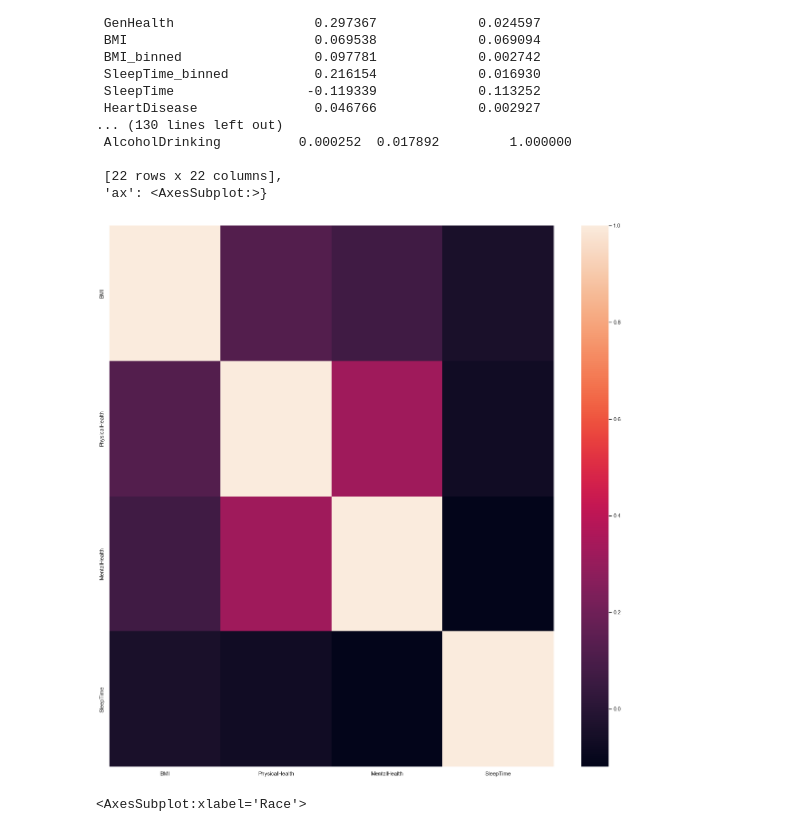
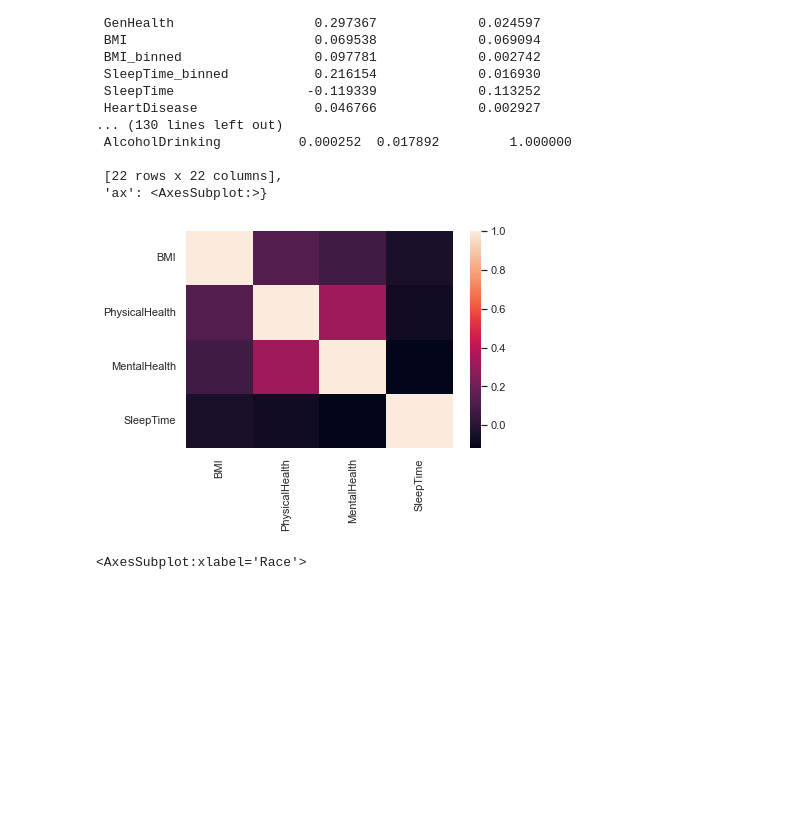
Before and after one commit to phebecarlson/Capstone-Two, a Jupyter notebook: Heart Indicators (Capstone Two) - EDA-Preprocessing.ipynb, the cells around one changed output. Drawn from its saved outputs; the diff is of its cells as text; code cells hidden in the pictures; blank space fills up the shorter version.

Commit message:
showing all charts

```diff
--- a/Heart Indicators (Capstone Two) - EDA-Preprocessing.ipynb
+++ b/Heart Indicators (Capstone Two) - EDA-Preprocessing.ipynb
@@ -24,7 +24,7 @@ from dython.data_utils import split_hist
 # %%
 sns.set_theme(style='whitegrid', palette='pastel')
 # %%
-data = pd.read_csv('../CapstoneInProgress/heartPHI2020.csv')
+data = pd.read_csv('../Capstone-Two/heartPHI2020.csv')
 df = data.copy()
 # %%
 df.head(5)
@@ -343,10 +343,10 @@ assoc
  [22 rows x 22 columns],
  'ax': <AxesSubplot:>}
 # %%
-fig, ax = plt.subplots(figsize=(20,20))
+fig, ax = plt.subplots()
 ax = sns.heatmap(df.corr())
 # %% [output]
-[figure, old version]
+[figure, new version]
 # %%
 heartdiabetic = pd.crosstab(df['Race'], df['Diabetic'])
 heartdiabetic = pd.DataFrame(heartdiabetic)
```
Also changed, not shown: parts of 8 cells of this notebook, 1 other file.
